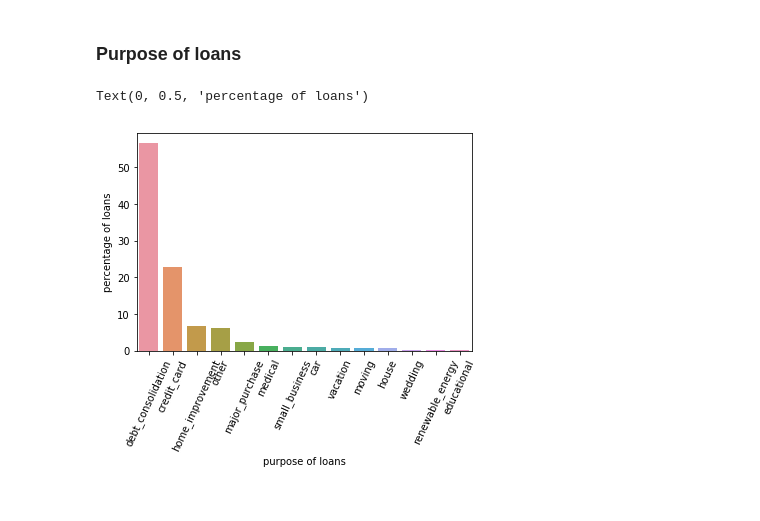
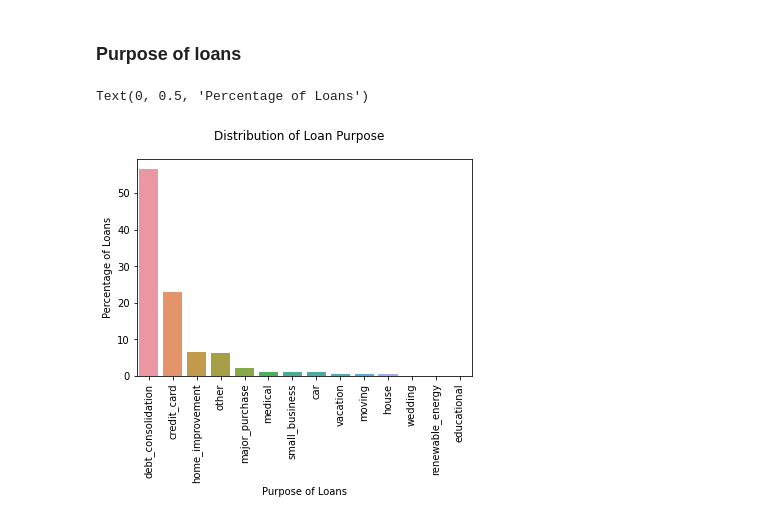
Before and after one commit to jslaga/SpringboardDSC, a Jupyter notebook: Capstone2/ExploratoryAnalysis.ipynb, the cells around one changed output. Cells and saved outputs as stored; diff of their text form; code cells hidden in the pictures.

```diff
--- a/Capstone2/ExploratoryAnalysis.ipynb
+++ b/Capstone2/ExploratoryAnalysis.ipynb
@@ -49,15 +49,16 @@ labels
 # %%
 ## Reason for loans
 purpose_df = pd.DataFrame(df.purpose.value_counts(normalize=True)*100)
 purpose_df.reset_index(inplace=True)
 ax = sns.barplot(x='index',y='purpose',data=purpose_df)
 #
-plt.xticks(rotation=65)
-ax.set_xlabel("purpose of loans")
-ax.set_ylabel("percentage of loans")
+plt.xticks(rotation=90)
+plt.suptitle('Distribution of Loan Purpose', fontsize=12)
+ax.set_xlabel('Purpose of Loans')
+ax.set_ylabel('Percentage of Loans')
 # %% [output]
-Text(0, 0.5, 'percentage of loans')
+Text(0, 0.5, 'Percentage of Loans')
-[figure, old version]
+[figure, new version]
 # %%
 ### Loan amounts    Count vs. Amount
 funded_amount = df['funded_amnt'].values
```
Also changed, not shown: parts of 13 cells of this notebook.
